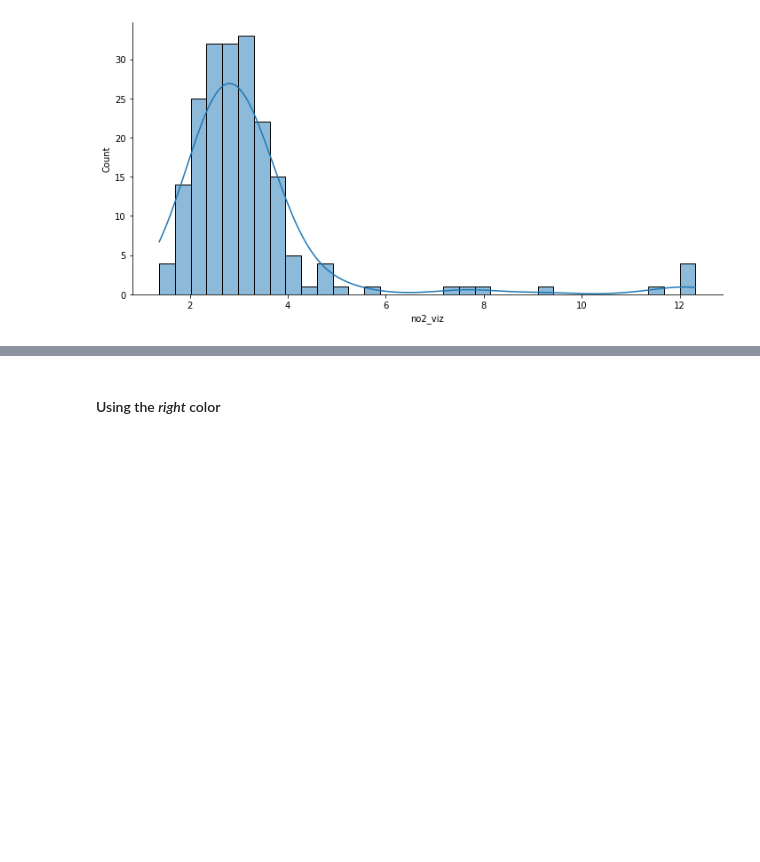
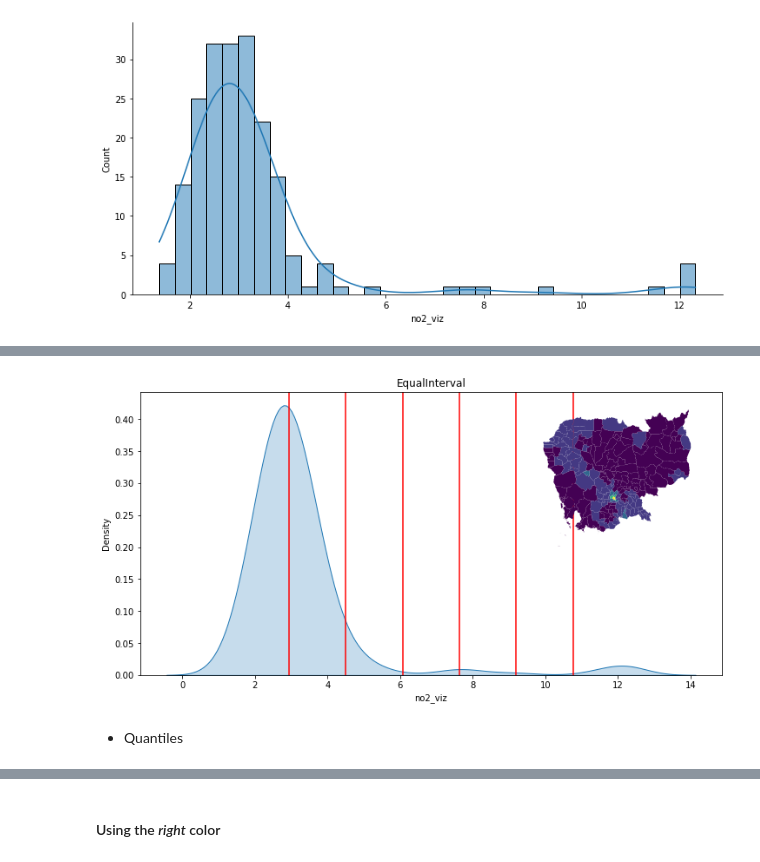
Before and after one commit to darribas/gds4ae, a Jupyter notebook: docs/_sources/content/notebooks/03-Geovisualisation.ipynb, the cells around one changed output, grey strips where cells are left out. Saved outputs shown, nothing was run; the diff lists cells and outputs as text; code cells hidden in the pictures; blank space fills up the shorter version.

```diff
--- a/docs/_sources/content/notebooks/03-Geovisualisation.ipynb
+++ b/docs/_sources/content/notebooks/03-Geovisualisation.ipynb
@@ -131,0 +135,31 @@ Point to further algos
+# %%
+def plot_classi(classi, col, db):
+    """
+    Illustrate a classiffication
+    ...
+
+    Arguments
+    ---------
+    classi : mapclassify.classifiers
+             Classification object
+    col    : str
+             Column name used for `classi`
+    db     : geopandas.GeoDataFrame
+             Geo-table with data for
+             the classification
+    """
+    f, ax = plt.subplots(figsize=(12, 6))
+    ax.set_title(classi.name)
+    # KDE
+    sns.kdeplot(
+        db[col], fill=True, ax=ax
+    )
+    for i in range(0, len(classi.bins)-1):
+        ax.axvline(classi.bins[i], color="red")
+    # Map
+    aux = f.add_axes([.6, .45, .32, .4])
+    db.assign(lbls=classi.yb).plot(
+        "lbls", cmap="viridis", ax=aux
+    )
+    aux.set_axis_off()
+    return None
@@ -131,0 +168,3 @@ Point to further algos
+# %%
+classi = mc.EqualInterval(db["no2_viz"], k=7)
+classi
@@ -131,0 +183,6 @@ Point to further algos
+# %%
+plot_classi(classi, "no2_viz", db)
+# %% [output]
+[figure, added]
+# %% [markdown]
+- Quantiles
```
Also changed, not shown: parts of 43 cells of this notebook, 26 other files.
